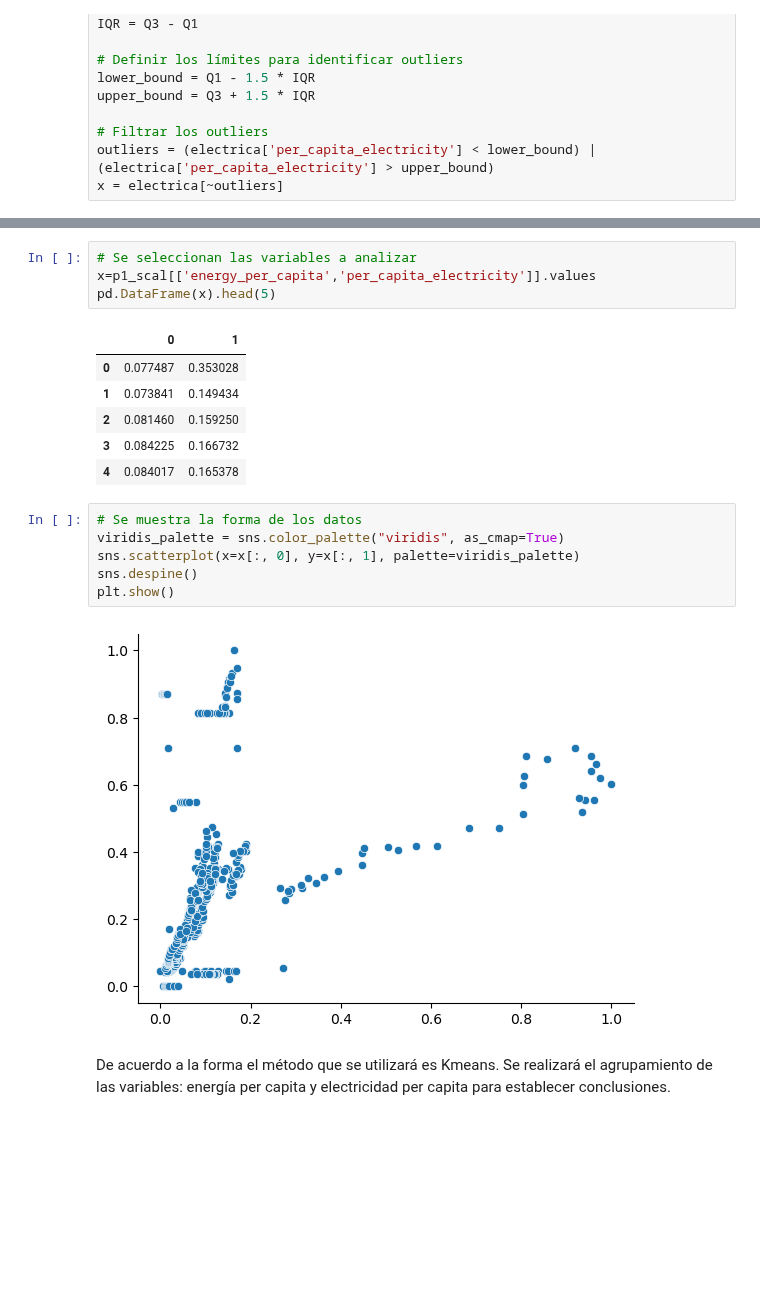
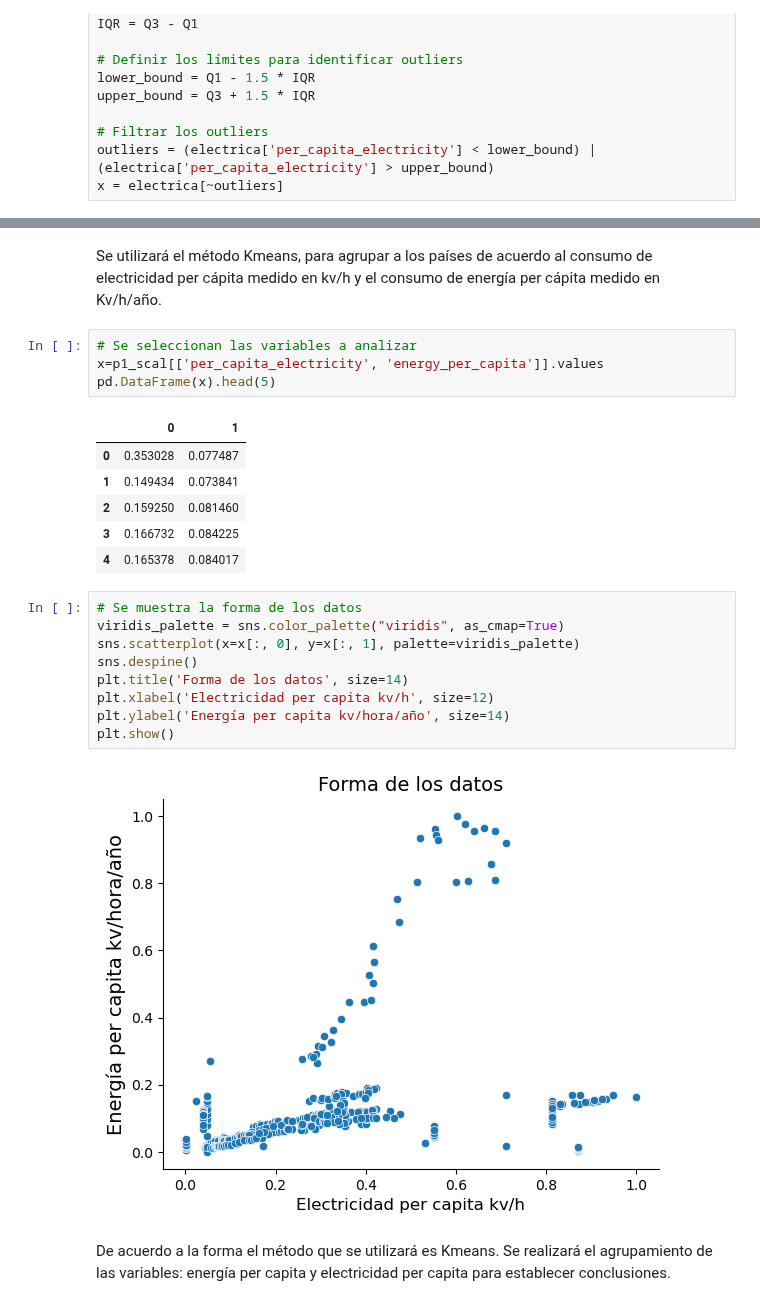
Before and after one commit to L-Ameneiro/EDA-Datasets, a Jupyter notebook: notebooks/MODELO NO SUPERVISADO consumo_energ_mundial.ipynb, the cells around one changed output, grey strips where cells are left out. Saved outputs shown, nothing was run; the diff lists cells and outputs as text; blank space fills up the shorter version.

```diff
--- a/notebooks/MODELO NO SUPERVISADO consumo_energ_mundial.ipynb
+++ b/notebooks/MODELO NO SUPERVISADO consumo_energ_mundial.ipynb
@@ -162,22 +157,27 @@ p1_scal
+# %% [markdown]
+Se utilizará el método Kmeans, para agrupar a los países de acuerdo al consumo de electricidad per cápita medido en kv/h y el consumo de energía per cápita medido en Kv/h/año.
 # %%
 # Se seleccionan las variables a analizar
-x=p1_scal[['energy_per_capita','per_capita_electricity']].values
+x=p1_scal[['per_capita_electricity', 'energy_per_capita']].values
 pd.DataFrame(x).head(5)
 # %% [output]
 |  | 0 | 1 |
-| 0 | 0.077487 | 0.353028 |
-| 1 | 0.073841 | 0.149434 |
-| 2 | 0.081460 | 0.159250 |
-| 3 | 0.084225 | 0.166732 |
-| 4 | 0.084017 | 0.165378 |
+| 0 | 0.353028 | 0.077487 |
+| 1 | 0.149434 | 0.073841 |
+| 2 | 0.159250 | 0.081460 |
+| 3 | 0.166732 | 0.084225 |
+| 4 | 0.165378 | 0.084017 |
 # %%
 # Se muestra la forma de los datos
 viridis_palette = sns.color_palette("viridis", as_cmap=True)
 sns.scatterplot(x=x[:, 0], y=x[:, 1], palette=viridis_palette)
 sns.despine()
+plt.title('Forma de los datos', size=14)
+plt.xlabel('Electricidad per capita kv/h', size=12)
+plt.ylabel('Energía per capita kv/hora/año', size=14)
 plt.show()
 # %% [output]
-[figure, old version]
+[figure, new version]
 # %% [markdown]
 De acuerdo a la forma el método que se utilizará es Kmeans. Se realizará el agrupamiento de las variables: energía per capita y electricidad per capita para establecer conclusiones.
 # %% [markdown]
```
Also changed, not shown: parts of 21 cells of this notebook, 2 other files.
